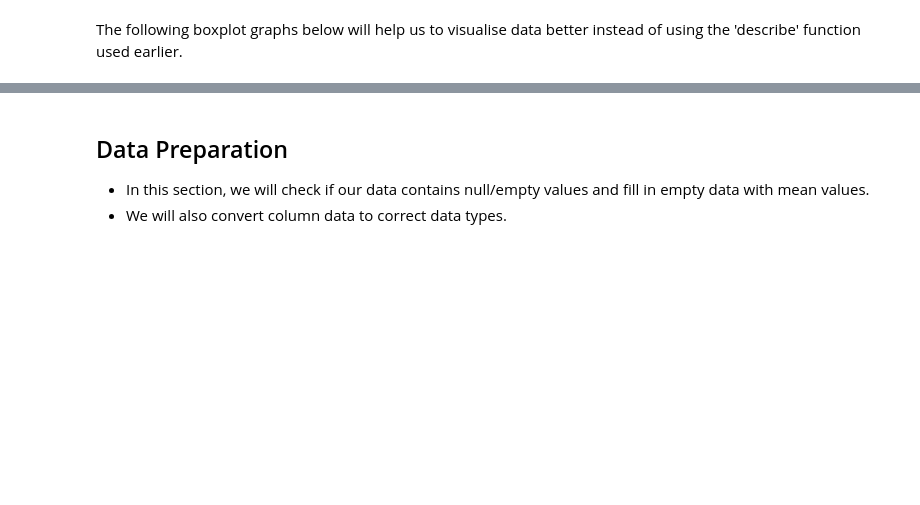
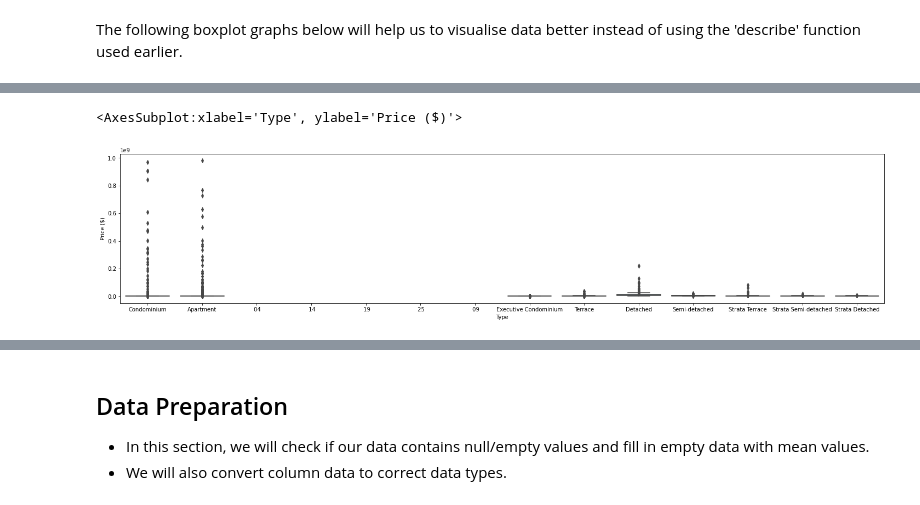
Before and after one commit to muhdhasan/Island-Property-Group, a Jupyter notebook: training/sales-private-prediction.ipynb, the cells around one changed output, grey strips where cells are left out. Saved outputs shown, nothing was run; the diff lists cells and outputs as text; code cells hidden in the pictures; blank space fills up the shorter version.

Commit message:
Completed resale public data notebook

```diff
--- a/training/sales-private-prediction.ipynb
+++ b/training/sales-private-prediction.ipynb
@@ -100,3 +115,13 @@ sns.boxplot(x="Market Segment", y="Unit Price ($psm)", data=privateDf)
+# %%
+plt.figure(figsize=[25,5])
+
+# So from here, we know there is something wrong with the type column.
+# Regardless, one would expect that an actual landed properties will have outliers be have more resale values compared to condos and apartments though our boxplot says otherwise.
+# Refer to another box plot below for values below 20 million.
+sns.boxplot(x="Type", y="Price ($)", data=privateDf)
+# %% [output]
+<AxesSubplot:xlabel='Type', ylabel='Price ($)'>
+[figure, added]
 # %%
 plt.figure(figsize=[25,5])
 
```
Also changed, not shown: parts of 16 cells of this notebook, 1 other file.
